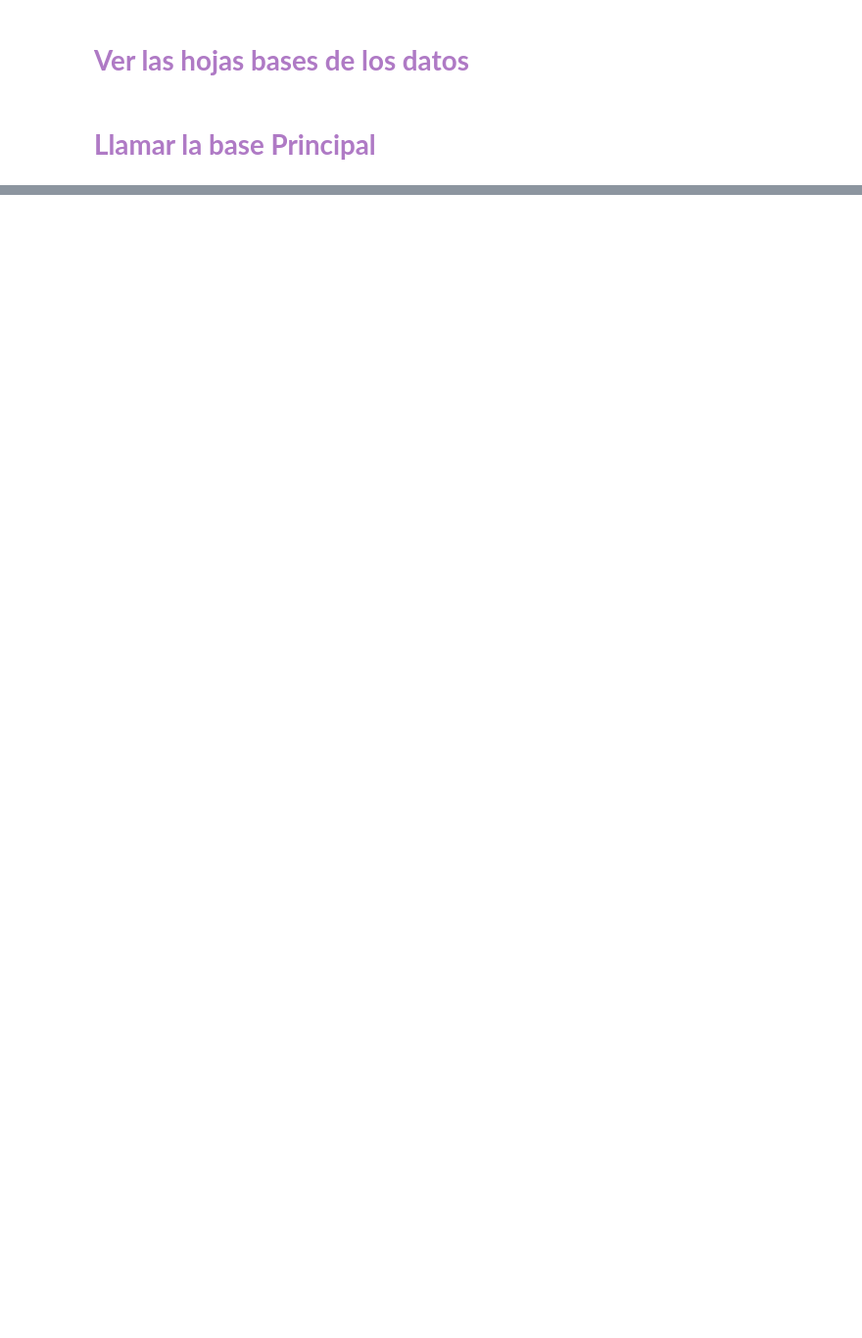
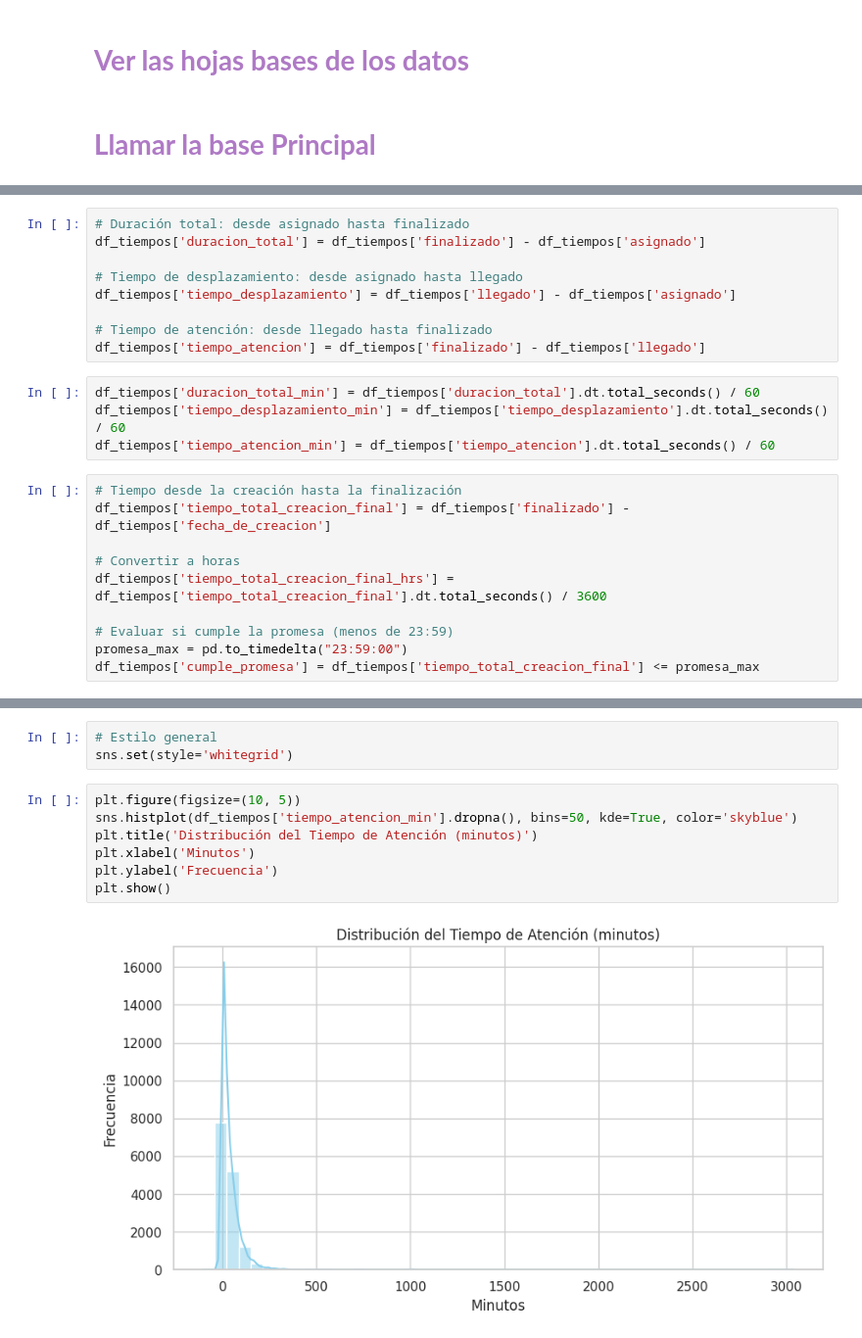
Before and after one commit to r2x4/quick__practice, a Jupyter notebook: quick_practise.ipynb, the cells around one changed output, grey strips where cells are left out. Shown at 98% size. Drawn from its saved outputs; the diff is of its cells as text; blank space fills up the shorter version.

```diff
--- a/quick_practise.ipynb
+++ b/quick_practise.ipynb
@@ -255,0 +175,23 @@ base.to_csv('/content/base_limpia.csv', index=False)
+# %%
+# Duración total: desde asignado hasta finalizado
+df_tiempos['duracion_total'] = df_tiempos['finalizado'] - df_tiempos['asignado']
+
+# Tiempo de desplazamiento: desde asignado hasta llegado
+df_tiempos['tiempo_desplazamiento'] = df_tiempos['llegado'] - df_tiempos['asignado']
+
+# Tiempo de atención: desde llegado hasta finalizado
+df_tiempos['tiempo_atencion'] = df_tiempos['finalizado'] - df_tiempos['llegado']
+# %%
+df_tiempos['duracion_total_min'] = df_tiempos['duracion_total'].dt.total_seconds() / 60
+df_tiempos['tiempo_desplazamiento_min'] = df_tiempos['tiempo_desplazamiento'].dt.total_seconds() / 60
+df_tiempos['tiempo_atencion_min'] = df_tiempos['tiempo_atencion'].dt.total_seconds() / 60
+# %%
+# Tiempo desde la creación hasta la finalización
+df_tiempos['tiempo_total_creacion_final'] = df_tiempos['finalizado'] - df_tiempos['fecha_de_creacion']
+
+# Convertir a horas
+df_tiempos['tiempo_total_creacion_final_hrs'] = df_tiempos['tiempo_total_creacion_final'].dt.total_seconds() / 3600
+
+# Evaluar si cumple la promesa (menos de 23:59)
+promesa_max = pd.to_timedelta("23:59:00")
+df_tiempos['cumple_promesa'] = df_tiempos['tiempo_total_creacion_final'] <= promesa_max
@@ -255,0 +206,12 @@ base.to_csv('/content/base_limpia.csv', index=False)
+# %%
+# Estilo general
+sns.set(style='whitegrid')
+# %%
+plt.figure(figsize=(10, 5))
+sns.histplot(df_tiempos['tiempo_atencion_min'].dropna(), bins=50, kde=True, color='skyblue')
+plt.title('Distribución del Tiempo de Atención (minutos)')
+plt.xlabel('Minutos')
+plt.ylabel('Frecuencia')
+plt.show()
+# %% [output]
+[figure, added]
```
Also changed, not shown: parts of 41 cells of this notebook.
